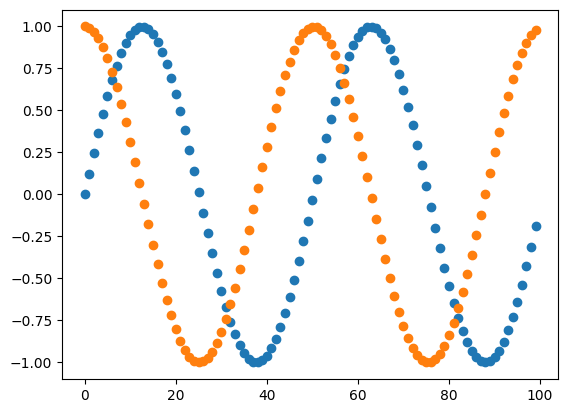
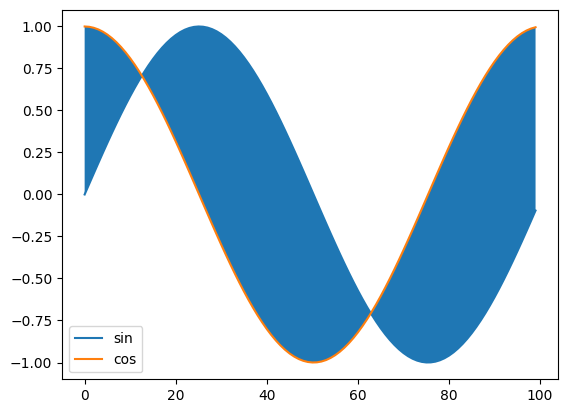
The change to this notebook cell's code, shown as a diff; its figure went from the first image to the second:
--- before
+++ after
@@ -1,8 +1,10 @@
 c_pkt = 100
-dokladnosc = 8
+dokladnosc = 16
 sin = [math.sin(i/dokladnosc) for i in range(c_pkt)]
 wym = list(range(c_pkt))
-plt.scatter(wym,sin)
+plt.plot(wym,sin,label="sin")
 cos = [math.cos(i/dokladnosc) for i in range(c_pkt)]
 wym = list(range(c_pkt))
-plt.scatter(wym,cos)
+plt.plot(wym,cos,label="cos")
+plt.fill_between(wym,cos,sin)
+plt.legend()

Commit: commit to master